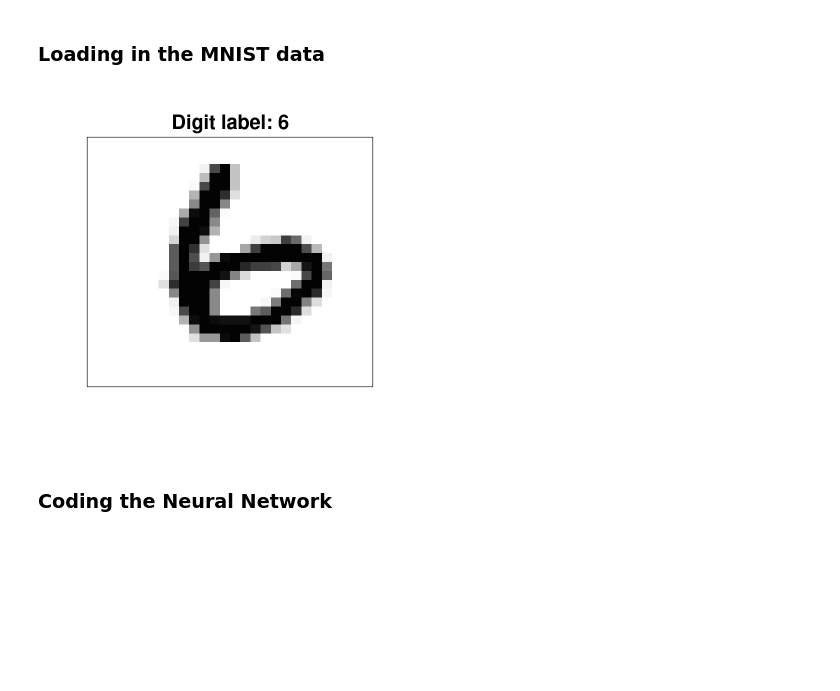
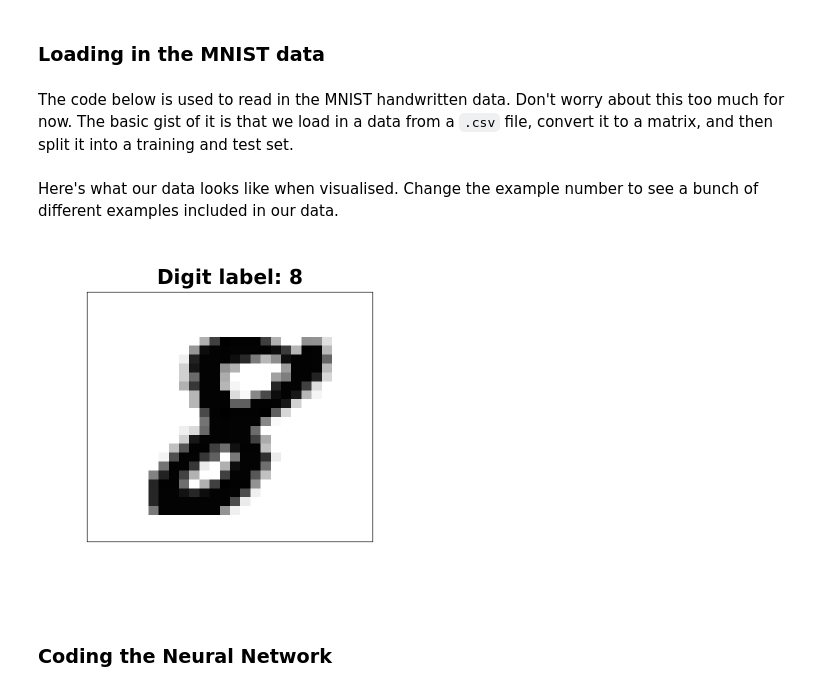
Before and after one commit to ABS-Neural-Nets-Tutorial/Intro-To-Neural-Networks, a Jupyter notebook: notebooks/4_Creating_NNs.ipynb, the cells around one changed output. Drawn from its saved outputs; the diff is of its cells as text; code cells hidden in the pictures; blank space fills up the shorter version.

```diff
--- a/notebooks/4_Creating_NNs.ipynb
+++ b/notebooks/4_Creating_NNs.ipynb
@@ -86,8 +88,21 @@ plot_activation = function(activation_function, x = seq(-7,7,0.001)) {
       theme(text = element_text(size = 20), element_line(size = 1)) +
       ylab(paste0("y = ", deparse(substitute(activation_function)), "(x)"))
 }
+
+display_digit = function(X, digit_index, label = TRUE) {
+    # Plots a visual representation of a digit.
+    digit = matrix(X[, digit_index], nrow = 28, ncol = 28)
+    digit = digit[, nrow(digit):1]     # The image function is annoying, it flips matrices upside down, this fixes it.
+    image(1:28, 1:28, digit, col = gray((255:0)/255.), axes = FALSE, xlab = "", ylab = "")
+    box(col = "black")
+    if(label) {
+        title(paste0("Digit label: ", as.character(Y_train[digit_index])), col.main = "black", line = 0.7, cex.main = 2)
+    }
+}
 # %% [markdown]
 ### Loading in the MNIST data
+# %% [markdown]
+The code below is used to read in the MNIST handwritten data. Don't worry about this too much for now. The basic gist of it is that we load in a data from a `.csv` file, convert it to a matrix, and then split it into a training and test set.
 # %%
 data = data.table::fread("../data/kaggle-MNIST-train.csv")
 data = as.matrix(data)
@@ -105,19 +120,12 @@ data_train = t(data[1001:m, ])
 Y_train = data_train[1, ]
 X_train = data_train[2:n, ]
 X_train = X_train / 255.
+# %% [markdown]
+Here's what our data looks like when visualised. Change the example number to see a bunch of different examples included in our data.
 # %%
 options(repr.plot.width = 6, repr.plot.height = 6)
 
-display_digit = function(X, digit_index, label = FALSE) {
-    digit = matrix(X[, digit_index], nrow = 28, ncol = 28)
-    # The image function is annoying, it flips matrices upside down. To compensate:
-    digit = digit[, nrow(digit):1]
-    image(1:28, 1:28, digit, col = gray((255:0)/255.), axes = FALSE, xlab = "", ylab = "")
-    box(col = "black")
-    if(label) {
-        title(paste0("Digit label: ", as.character(Y_train[digit_index])), col.main = "black", line = 0.7, cex.main = 2)
-    }
-}
-display_digit(X_train, 1)
+example_number = 2512
+display_digit(X_train, example_number, label = TRUE)
 # %% [output]
-[figure, old version]
+[figure, new version]
```
Also changed, not shown: parts of 18 cells of this notebook, 2 other files.
